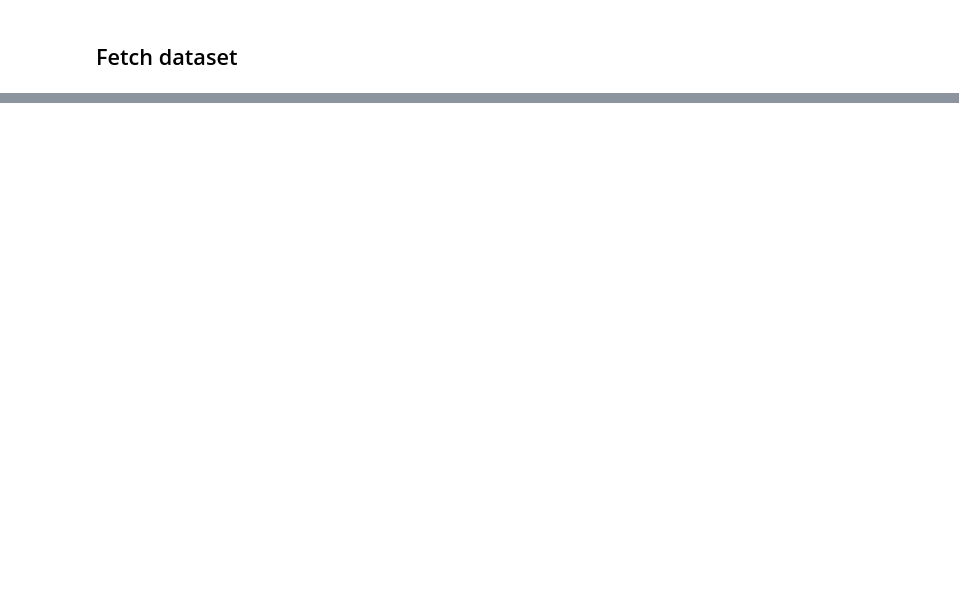
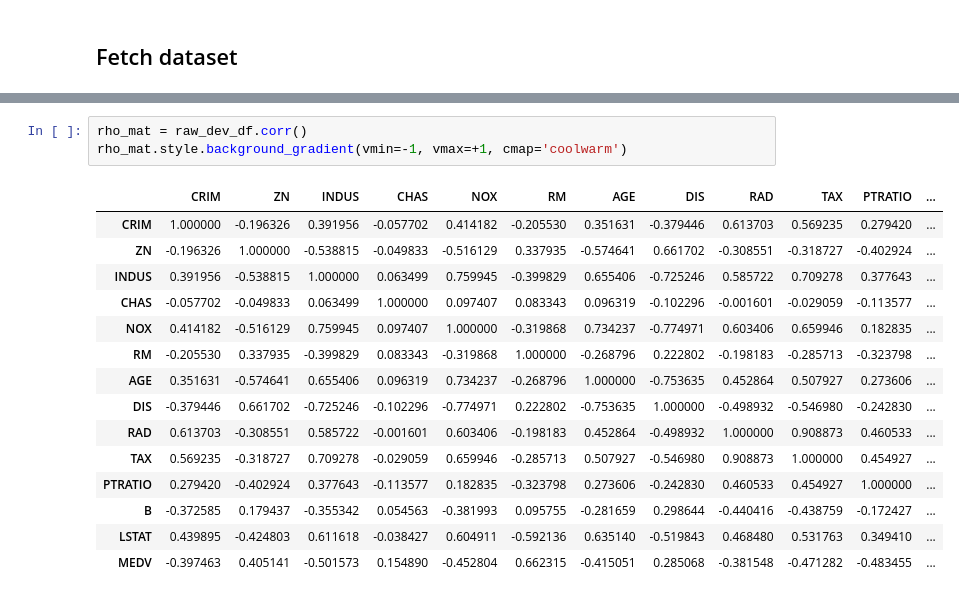
Before and after one commit to dipnds/das_tempchef, a Jupyter notebook: data_explore.ipynb, the cells around one changed output, grey strips where cells are left out. Drawn from its saved outputs; the diff is of its cells as text; blank space fills up the shorter version.

```diff
--- a/data_explore.ipynb
+++ b/data_explore.ipynb
@@ -88,0 +60,19 @@ raw_df.describe()
+# %%
+rho_mat = raw_dev_df.corr()
+rho_mat.style.background_gradient(vmin=-1, vmax=+1, cmap='coolwarm')
+# %% [output]
+|  | CRIM | ZN | INDUS | CHAS | NOX | RM | AGE | DIS | RAD | TAX | PTRATIO | ... |
+| CRIM | 1.000000 | -0.196326 | 0.391956 | -0.057702 | 0.414182 | -0.205530 | 0.351631 | -0.379446 | 0.613703 | 0.569235 | 0.279420 | ... |
+| ZN | -0.196326 | 1.000000 | -0.538815 | -0.049833 | -0.516129 | 0.337935 | -0.574641 | 0.661702 | -0.308551 | -0.318727 | -0.402924 | ... |
+| INDUS | 0.391956 | -0.538815 | 1.000000 | 0.063499 | 0.759945 | -0.399829 | 0.655406 | -0.725246 | 0.585722 | 0.709278 | 0.377643 | ... |
+| CHAS | -0.057702 | -0.049833 | 0.063499 | 1.000000 | 0.097407 | 0.083343 | 0.096319 | -0.102296 | -0.001601 | -0.029059 | -0.113577 | ... |
+| NOX | 0.414182 | -0.516129 | 0.759945 | 0.097407 | 1.000000 | -0.319868 | 0.734237 | -0.774971 | 0.603406 | 0.659946 | 0.182835 | ... |
+| RM | -0.205530 | 0.337935 | -0.399829 | 0.083343 | -0.319868 | 1.000000 | -0.268796 | 0.222802 | -0.198183 | -0.285713 | -0.323798 | ... |
+| AGE | 0.351631 | -0.574641 | 0.655406 | 0.096319 | 0.734237 | -0.268796 | 1.000000 | -0.753635 | 0.452864 | 0.507927 | 0.273606 | ... |
+| DIS | -0.379446 | 0.661702 | -0.725246 | -0.102296 | -0.774971 | 0.222802 | -0.753635 | 1.000000 | -0.498932 | -0.546980 | -0.242830 | ... |
+| RAD | 0.613703 | -0.308551 | 0.585722 | -0.001601 | 0.603406 | -0.198183 | 0.452864 | -0.498932 | 1.000000 | 0.908873 | 0.460533 | ... |
+| TAX | 0.569235 | -0.318727 | 0.709278 | -0.029059 | 0.659946 | -0.285713 | 0.507927 | -0.546980 | 0.908873 | 1.000000 | 0.454927 | ... |
+| PTRATIO | 0.279420 | -0.402924 | 0.377643 | -0.113577 | 0.182835 | -0.323798 | 0.273606 | -0.242830 | 0.460533 | 0.454927 | 1.000000 | ... |
+| B | -0.372585 | 0.179437 | -0.355342 | 0.054563 | -0.381993 | 0.095755 | -0.281659 | 0.298644 | -0.440416 | -0.438759 | -0.172427 | ... |
+| LSTAT | 0.439895 | -0.424803 | 0.611618 | -0.038427 | 0.604911 | -0.592136 | 0.635140 | -0.519843 | 0.468480 | 0.531763 | 0.349410 | ... |
+| MEDV | -0.397463 | 0.405141 | -0.501573 | 0.154890 | -0.452804 | 0.662315 | -0.415051 | 0.285068 | -0.381548 | -0.471282 | -0.483455 | ... |
```
Also changed, not shown: parts of 10 cells of this notebook.
